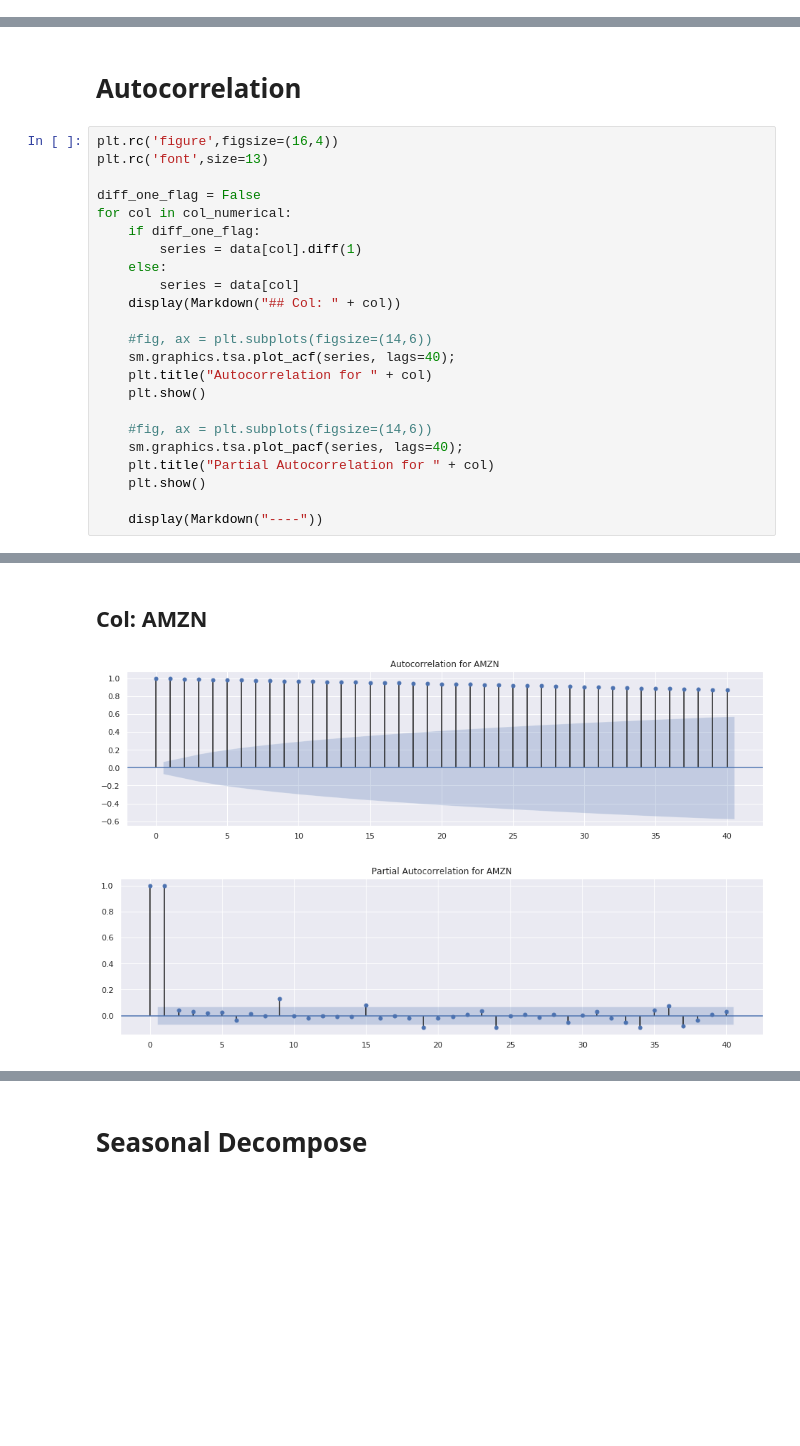
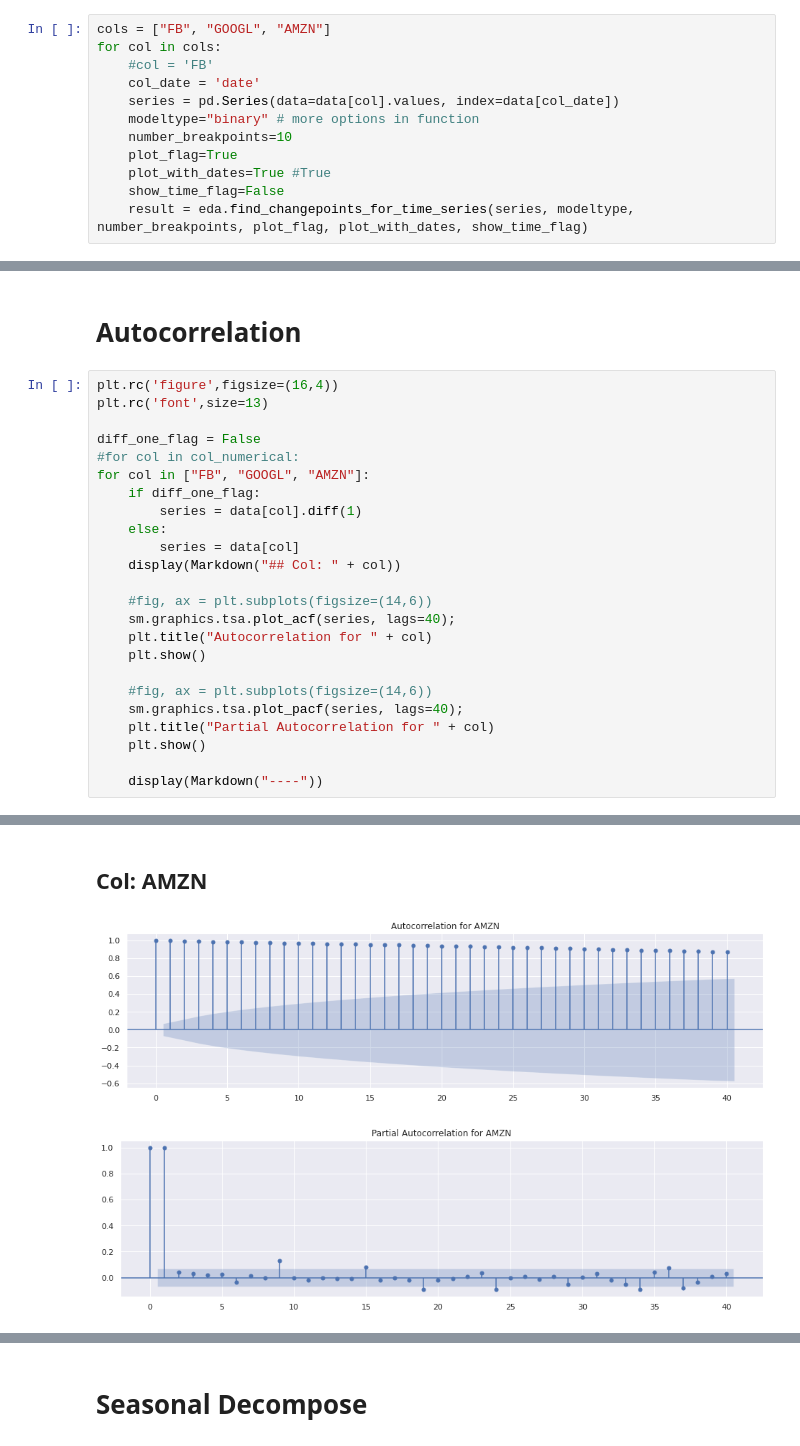
Before and after one commit to gefena/eda_utils, a Jupyter notebook: code/eda_example_time_series.ipynb, the cells around one changed output, grey strips where cells are left out. Cells and saved outputs as stored; diff of their text form; blank space fills up the shorter version.

Commit message:
addition of changepoints

```diff
--- a/code/eda_example_time_series.ipynb
+++ b/code/eda_example_time_series.ipynb
@@ -188,0 +202,12 @@ max: 2039.51 min: 482.07
+# %%
+cols = ["FB", "GOOGL", "AMZN"]
+for col in cols:
+    #col = 'FB'
+    col_date = 'date'
+    series = pd.Series(data=data[col].values, index=data[col_date])
+    modeltype="binary" # more options in function
+    number_breakpoints=10
+    plot_flag=True
+    plot_with_dates=True #True
+    show_time_flag=False
+    result = eda.find_changepoints_for_time_series(series, modeltype, number_breakpoints, plot_flag, plot_with_dates, show_time_flag)
@@ -323,7 +354,8 @@ plt.rc('figure',figsize=(16,4))
 plt.rc('font',size=13)
 
 diff_one_flag = False
-for col in col_numerical:
+#for col in col_numerical:
+for col in ["FB", "GOOGL", "AMZN"]:
     if diff_one_flag:
         series = data[col].diff(1)
     else:
@@ -352,5 +384,5 @@ for col in col_numerical:
 ----
 ## Col: AMZN
-[figure, old version]
+[figure, new version]
-[figure, old version]
+[figure, new version]
 ----
```
Also changed, not shown: parts of 9 cells of this notebook, 1 other file.
